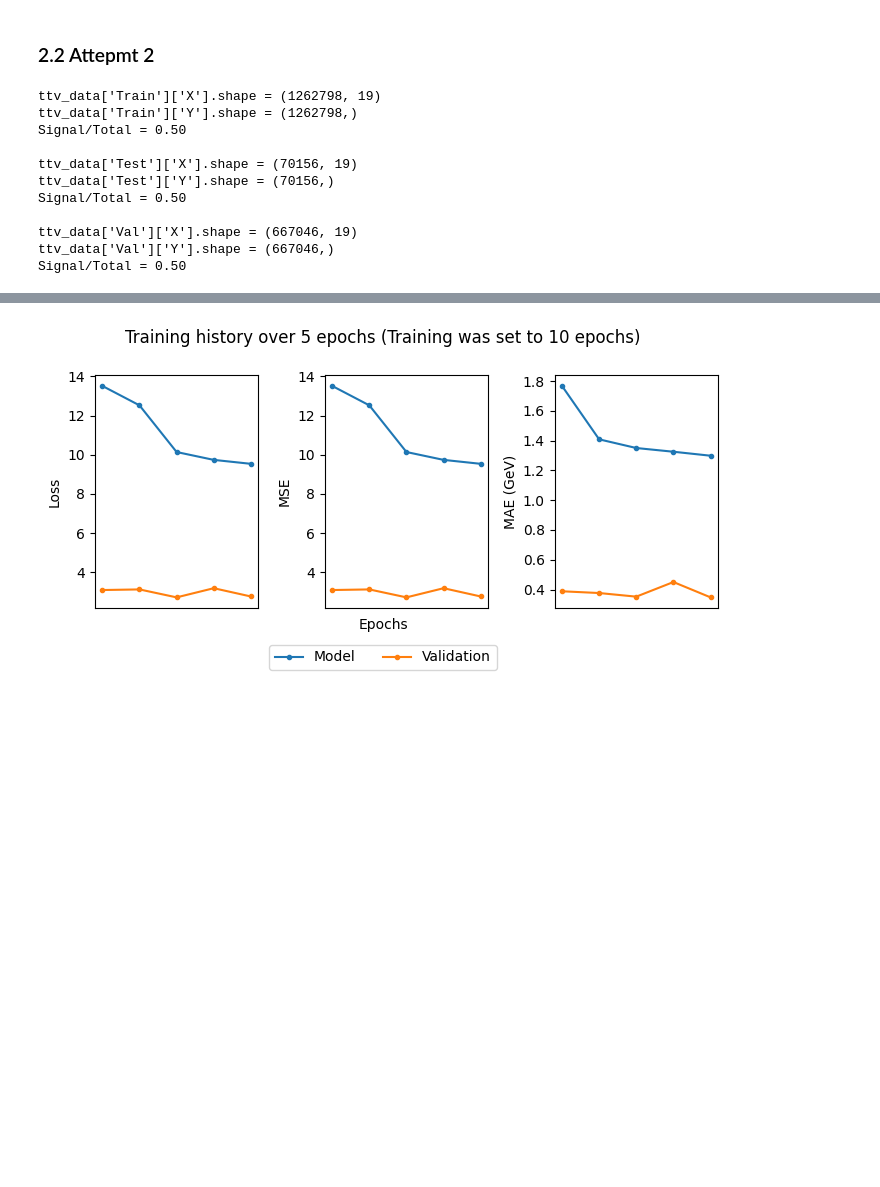
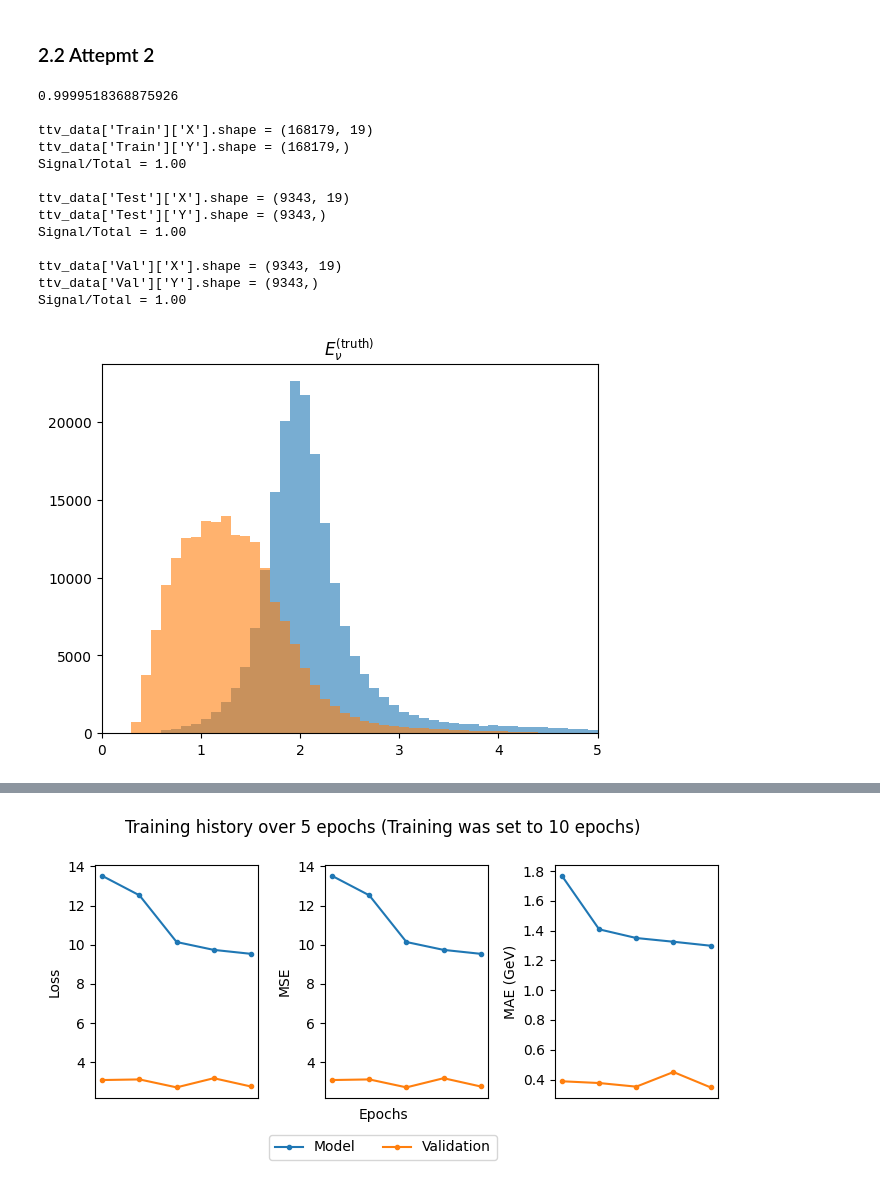
Before and after one commit to aditya-marathe/msci-project, a Jupyter notebook: src/notebooks/energy_estimator.ipynb, the cells around one changed output, grey strips where cells are left out. Saved outputs shown, nothing was run; the diff lists cells and outputs as text; code cells hidden in the pictures; blank space fills up the shorter version.

```diff
--- a/src/notebooks/energy_estimator.ipynb
+++ b/src/notebooks/energy_estimator.ipynb
@@ -986,7 +991,12 @@ def s2_ttv_split(
         }
     }
 # %%
-ttv_data = s2_ttv_split(df=df, random_state=42)
+df_full_cuts = df[df_cuts['Cuts.Full']]
+
+print(len(df_full_cuts[df_full_cuts['MCTruth.ENu'] > 0]) / len(df_full_cuts))
+print()
+
+ttv_data = s2_ttv_split(df=df_full_cuts, random_state=42)
 
 print(f"{ttv_data['Train']['X'].shape = }")
 print(f"{ttv_data['Train']['Y'].shape = }")
@@ -1006,17 +1016,34 @@ val_y = ttv_data['Train']['Y']
 percent_signal = val_y[val_y > 0].shape[0] / val_y.shape[0]
 print(f'Signal/Total = {percent_signal:0.2f}\n')
 # %% [output]
-ttv_data['Train']['X'].shape = (1262798, 19)
-ttv_data['Train']['Y'].shape = (1262798,)
-Signal/Total = 0.50
+0.9999518368875926
 
-ttv_data['Test']['X'].shape = (70156, 19)
-ttv_data['Test']['Y'].shape = (70156,)
-Signal/Total = 0.50
+ttv_data['Train']['X'].shape = (168179, 19)
+ttv_data['Train']['Y'].shape = (168179,)
+Signal/Total = 1.00
 
-ttv_data['Val']['X'].shape = (667046, 19)
-ttv_data['Val']['Y'].shape = (667046,)
-Signal/Total = 0.50
+ttv_data['Test']['X'].shape = (9343, 19)
+ttv_data['Test']['Y'].shape = (9343,)
+Signal/Total = 1.00
+
+ttv_data['Val']['X'].shape = (9343, 19)
+ttv_data['Val']['Y'].shape = (9343,)
+Signal/Total = 1.00
+# %%
+fig, ax = plt.subplots()
+
+axs = axs.flatten()
+
+bins_conf = np.linspace(0, 5, 50 + 1)
+
+ax.hist(df_full_cuts['MCTruth.ENu'][df_full_cuts['MCTruth.ENu'] > 0], bins=bins_conf, alpha=0.6)
+
+ax.hist(df_full_cuts['Reconstructed.LSTM.EMu'][df_full_cuts['Reconstructed.LSTM.EMu'] > 0], bins=bins_conf, alpha=0.6)
+
+ax.set_title(r'$E_\nu^\text{(truth)}$')
+ax.set_xlim(0, 5);
+# %% [output]
+[figure, added]
 # %%
 s2_simple_model = s2_make_and_compile(input_shape=(19,))
 s2_simple_model.summary()
```
Also changed, not shown: parts of 8 cells of this notebook, 17 other files.
